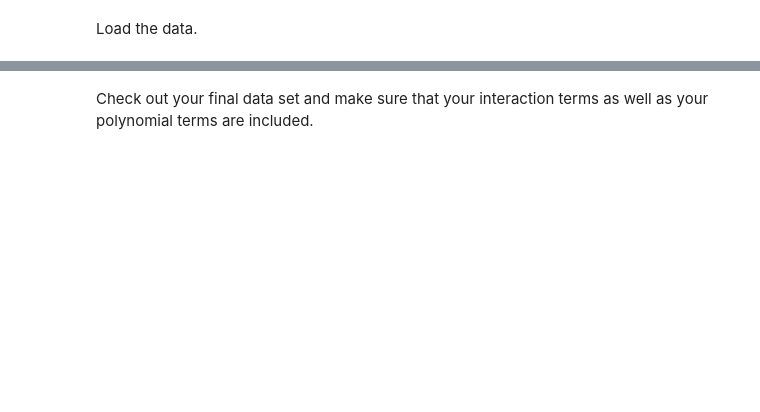
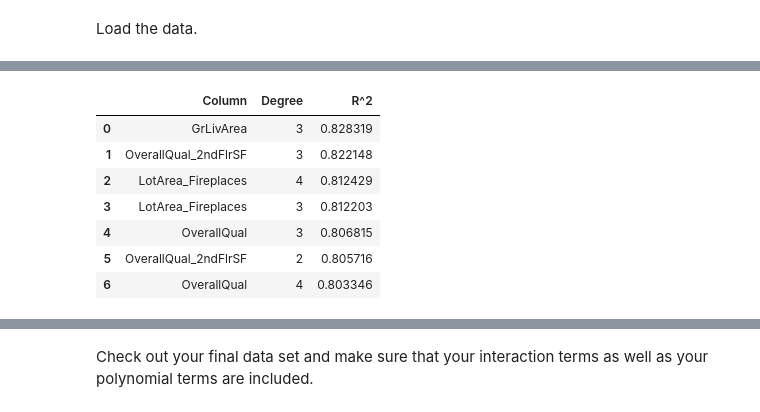
Before and after one commit to learn-co-curriculum/dsc-extensions-to-linear-models-lab, a Jupyter notebook: index.ipynb, the cells around one changed output, grey strips where cells are left out. Saved outputs shown, nothing was run; the diff lists cells and outputs as text; code cells hidden in the pictures; blank space fills up the shorter version.

```diff
--- a/index.ipynb
+++ b/index.ipynb
@@ -132,0 +186,39 @@ for col in ['OverallQual', 'GrLivArea']:
+# %%
+
+# Set up data structure
+polynomials = []
+
+# Loop over all columns
+for col in X_train.columns:
+    # Loop over degrees 2, 3, 4
+    for degree in (2, 3, 4):
+
+        # Make a copy of X_train and X_test
+        features_train = X_train.copy().reset_index()
+        features_test = X_test.copy().reset_index()
+
+        # Instantiate PolynomialFeatures with relevant degree
+        poly = PolynomialFeatures(degree, include_bias=False)
+
+        # Fit polynomial to column and transform column
+        # Hint: use the notation df[[column_name]] to get the right shape
+        # Hint: convert the result to a DataFrame
+        col_transformed_train = pd.DataFrame(poly.fit_transform(features_train[[col]]))
+        col_transformed_test = pd.DataFrame(poly.transform(features_test[[col]]))
+
+        # Add polynomial to data
+        # Hint: use pd.concat since you're combining two DataFrames
+        # Hint: drop the column before combining so it doesn't appear twice
+        features_train = pd.concat([features_train.drop(col, axis=1), col_transformed_train], axis=1)
+        features_test = pd.concat([features_test.drop(col, axis=1), col_transformed_test], axis=1)
+
+        # Find r-squared score
+        score = LinearRegression().fit(features_train, y_train).score(features_test, y_test)
+
+        # Append to data structure
+        polynomials.append((col, degree, score))
+
+# Sort and subset the data structure to find the top 7
+top_7_polynomials = sorted(polynomials, key=lambda record: record[-1], reverse=True)[:7]
+print("Top 7 polynomials:")
+print(top_7_polynomials)
@@ -132,0 +232,13 @@ for col in ['OverallQual', 'GrLivArea']:
+# %%
+# Convert to DataFrame for easier manipulation
+top_polynomials = pd.DataFrame(top_7_polynomials, columns=["Column", "Degree", "R^2"])
+top_polynomials
+# %% [output]
+|  | Column | Degree | R^2 |
+| 0 | GrLivArea | 3 | 0.828319 |
+| 1 | OverallQual_2ndFlrSF | 3 | 0.822148 |
+| 2 | LotArea_Fireplaces | 4 | 0.812429 |
+| 3 | LotArea_Fireplaces | 3 | 0.812203 |
+| 4 | OverallQual | 3 | 0.806815 |
+| 5 | OverallQual_2ndFlrSF | 2 | 0.805716 |
+| 6 | OverallQual | 4 | 0.803346 |
```
Also changed, not shown: parts of 67 cells of this notebook, 2 other files.
